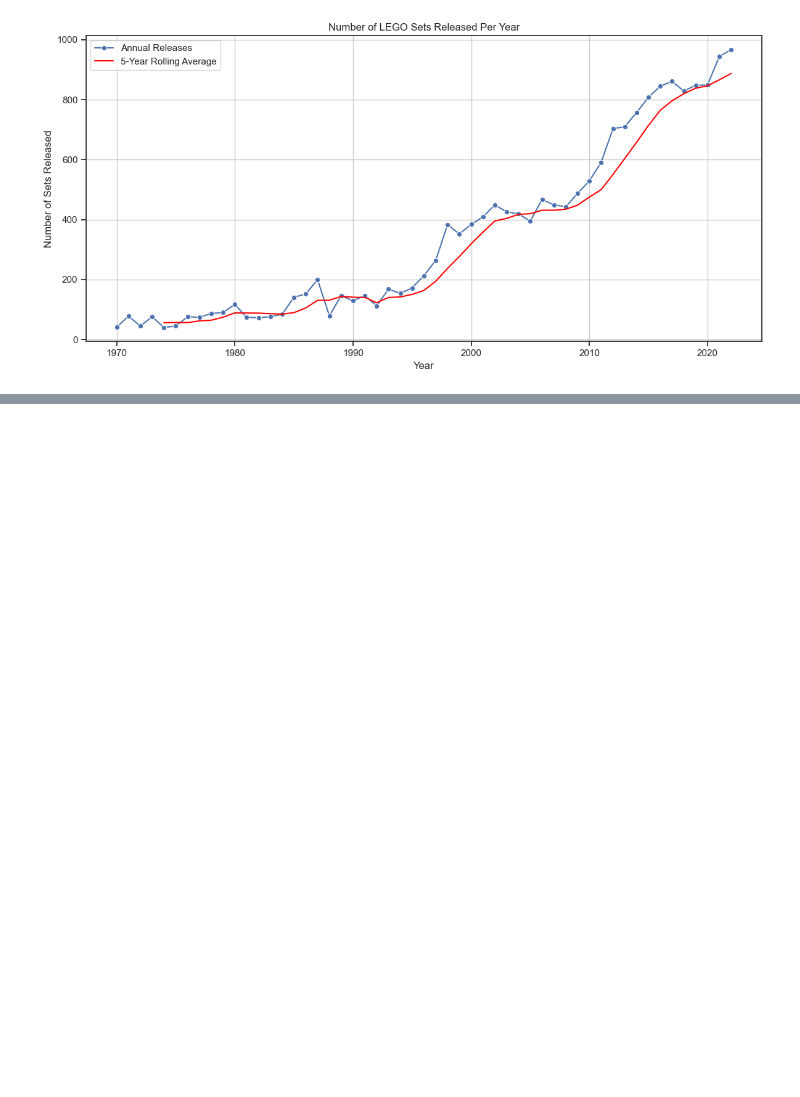
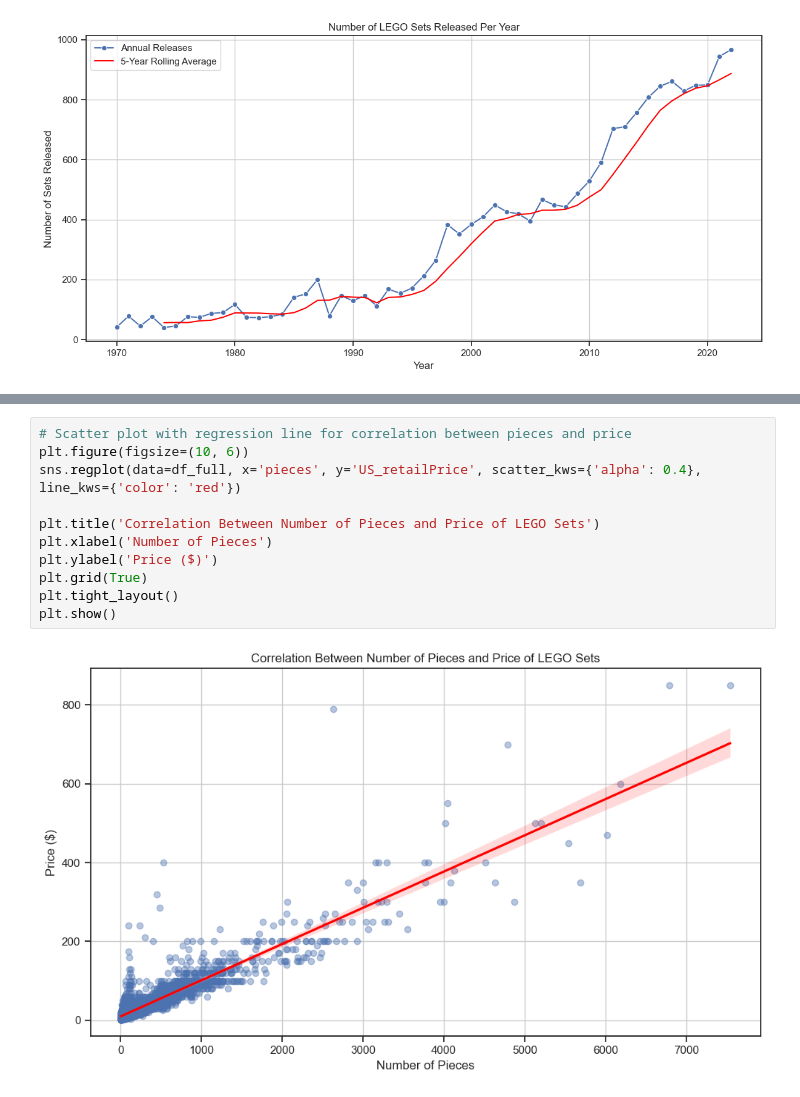
Before and after one commit to jamiefor3/Lego_Project, a Jupyter notebook: Lego_Analysis.ipynb, the cells around one changed output, grey strips where cells are left out. Drawn from its saved outputs; the diff is of its cells as text; blank space fills up the shorter version.

```diff
--- a/Lego_Analysis.ipynb
+++ b/Lego_Analysis.ipynb
@@ -94,3 +83,16 @@ plt.tight_layout()
 plt.show()
 # %% [output]
 [figure]
+# %%
+# Scatter plot with regression line for correlation between pieces and price
+plt.figure(figsize=(10, 6))
+sns.regplot(data=df_full, x='pieces', y='US_retailPrice', scatter_kws={'alpha': 0.4}, line_kws={'color': 'red'})
+
+plt.title('Correlation Between Number of Pieces and Price of LEGO Sets')
+plt.xlabel('Number of Pieces')
+plt.ylabel('Price ($)')
+plt.grid(True)
+plt.tight_layout()
+plt.show()
+# %% [output]
+[figure, added]
```
Also changed, not shown: parts of 6 cells of this notebook.
